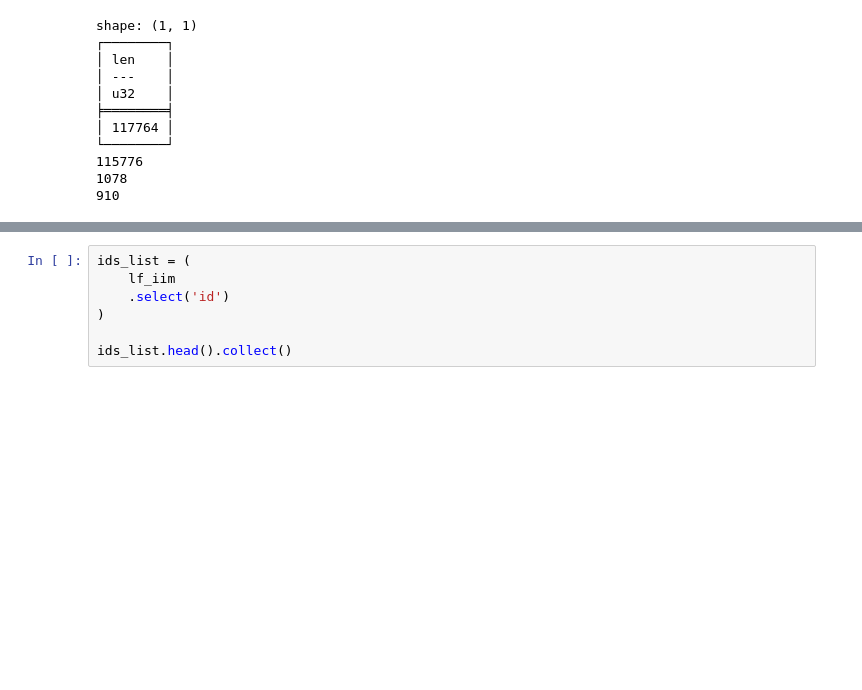
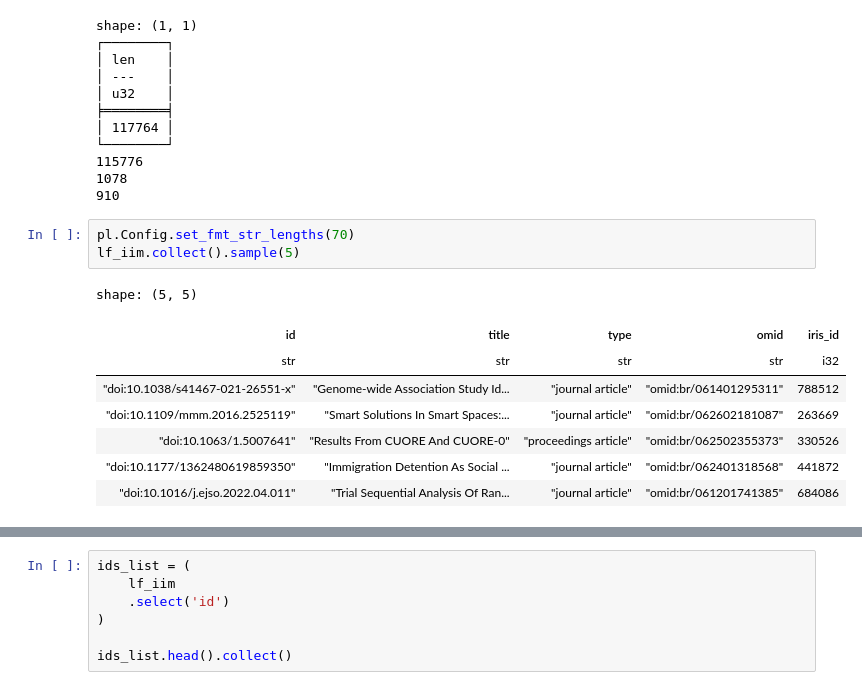
Before and after one commit to open-sci/2023-2024-atreides-code, a Jupyter notebook: notebooks/final.ipynb, the cells around one changed output, grey strips where cells are left out. Cells and saved outputs as stored; diff of their text form; blank space fills up the shorter version.

```diff
--- a/notebooks/final.ipynb
+++ b/notebooks/final.ipynb
@@ -579,6 +612,18 @@ shape: (1, 1)
 115776
 1078
 910
+# %%
+pl.Config.set_fmt_str_lengths(70)
+lf_iim.collect().sample(5)
+# %% [output]
+shape: (5, 5)
+| id | title | type | omid | iris_id |
+| str | str | str | str | i32 |
+| "doi:10.1038/s41467-021-26551-x" | "Genome-wide Association Study Id... | "journal article" | "omid:br/061401295311" | 788512 |
+| "doi:10.1109/mmm.2016.2525119" | "Smart Solutions In Smart Spaces:... | "journal article" | "omid:br/062602181087" | 263669 |
+| "doi:10.1063/1.5007641" | "Results From CUORE And CUORE-0" | "proceedings article" | "omid:br/062502355373" | 330526 |
+| "doi:10.1177/1362480619859350" | "Immigration Detention As Social ... | "journal article" | "omid:br/062401318568" | 441872 |
+| "doi:10.1016/j.ejso.2022.04.011" | "Trial Sequential Analysis Of Ran... | "journal article" | "omid:br/061201741385" | 684086 |
 # %%
 from src.read_iris import read_iris
 
```
Also changed, not shown: parts of 12 cells of this notebook, 12 other files.
